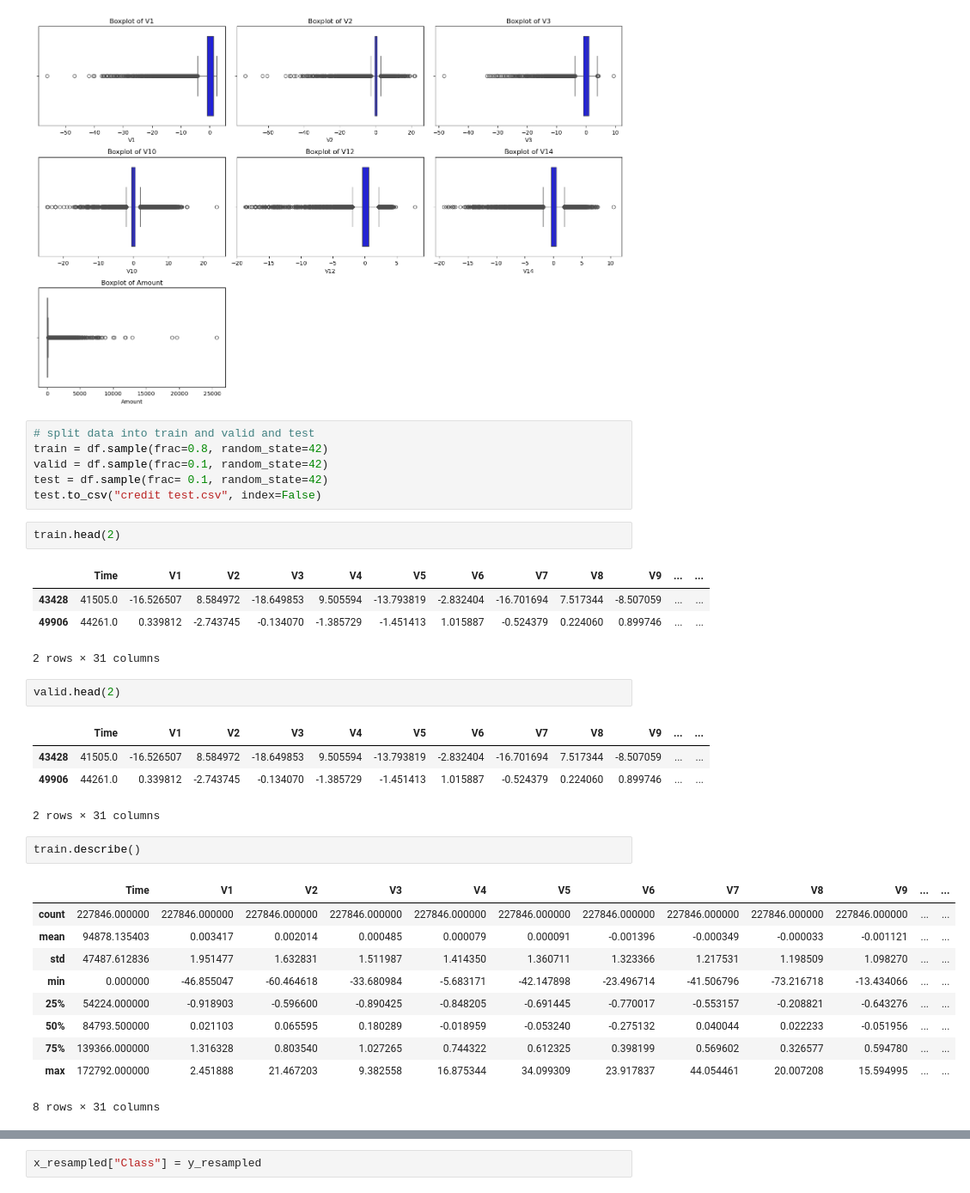
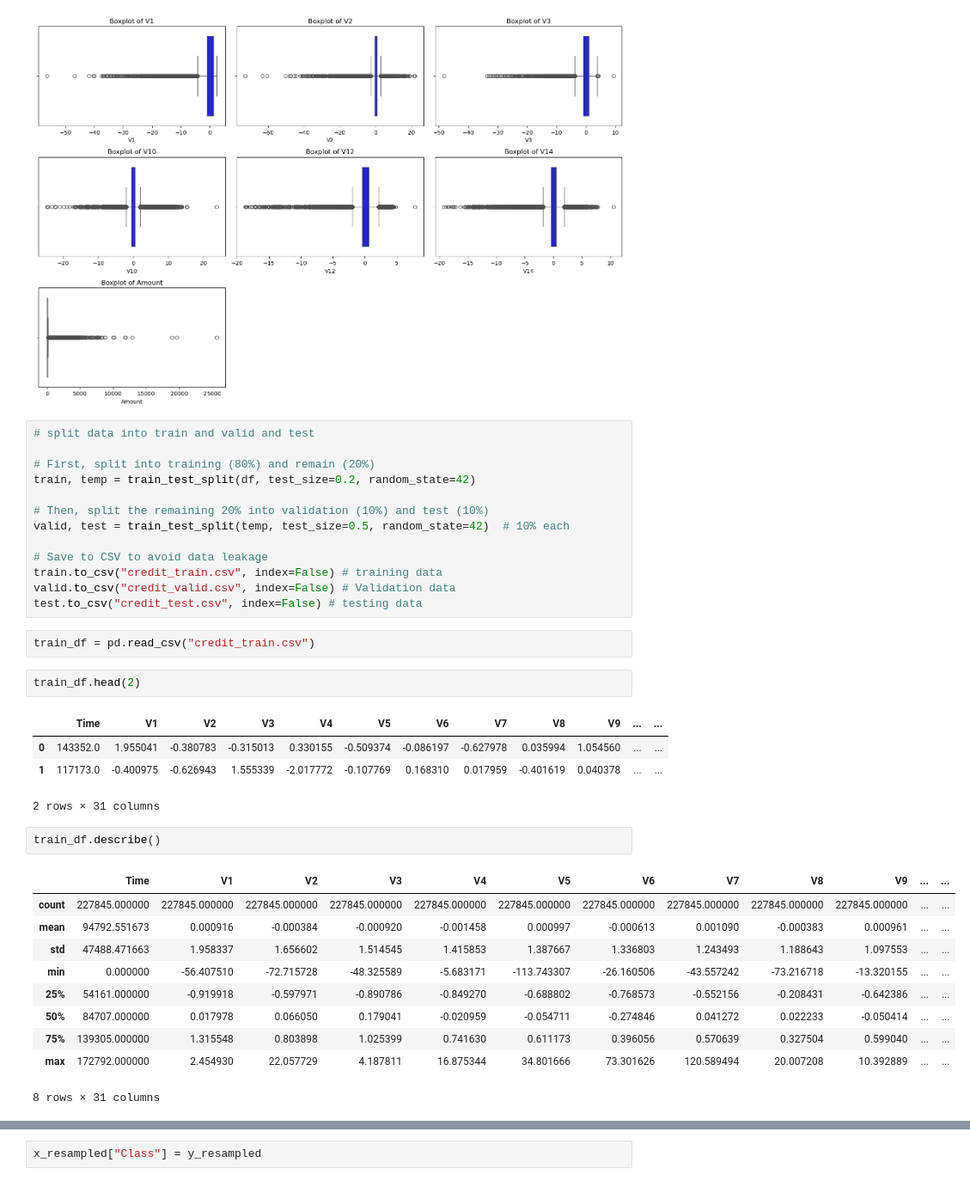
Before and after one commit to Nosakhare-code/Credit-card-ml-classification-app, a Jupyter notebook: Credit-card.ipynb, the cells around one changed output, grey strips where cells are left out. Shown at 86% size. Drawn from its saved outputs; the diff is of its cells as text.

```diff
--- a/Credit-card.ipynb
+++ b/Credit-card.ipynb
@@ -155,35 +156,37 @@ plt.show()
 [figure]
 # %%
 # split data into train and valid and test
-train = df.sample(frac=0.8, random_state=42)
-valid = df.sample(frac=0.1, random_state=42)
-test = df.sample(frac= 0.1, random_state=42)
-test.to_csv("credit test.csv", index=False)
+
+# First, split into training (80%) and remain (20%)
+train, temp = train_test_split(df, test_size=0.2, random_state=42)
+
+# Then, split the remaining 20% into validation (10%) and test (10%)
+valid, test = train_test_split(temp, test_size=0.5, random_state=42)  # 10% each
+
+# Save to CSV to avoid data leakage
+train.to_csv("credit_train.csv", index=False) # training data
+valid.to_csv("credit_valid.csv", index=False) # Validation data
+test.to_csv("credit_test.csv", index=False) # testing data
+# %%
+train_df = pd.read_csv("credit_train.csv")
 # %%
-train.head(2)
+train_df.head(2)
 # %% [output]
 |  | Time | V1 | V2 | V3 | V4 | V5 | V6 | V7 | V8 | V9 | ... | ... |
-| 43428 | 41505.0 | -16.526507 | 8.584972 | -18.649853 | 9.505594 | -13.793819 | -2.832404 | -16.701694 | 7.517344 | -8.507059 | ... | ... |
-| 49906 | 44261.0 | 0.339812 | -2.743745 | -0.134070 | -1.385729 | -1.451413 | 1.015887 | -0.524379 | 0.224060 | 0.899746 | ... | ... |
+| 0 | 143352.0 | 1.955041 | -0.380783 | -0.315013 | 0.330155 | -0.509374 | -0.086197 | -0.627978 | 0.035994 | 1.054560 | ... | ... |
+| 1 | 117173.0 | -0.400975 | -0.626943 | 1.555339 | -2.017772 | -0.107769 | 0.168310 | 0.017959 | -0.401619 | 0.040378 | ... | ... |
 2 rows × 31 columns
-# %%
-valid.head(2)
-# %% [output]
-|  | Time | V1 | V2 | V3 | V4 | V5 | V6 | V7 | V8 | V9 | ... | ... |
-| 43428 | 41505.0 | -16.526507 | 8.584972 | -18.649853 | 9.505594 | -13.793819 | -2.832404 | -16.701694 | 7.517344 | -8.507059 | ... | ... |
-| 49906 | 44261.0 | 0.339812 | -2.743745 | -0.134070 | -1.385729 | -1.451413 | 1.015887 | -0.524379 | 0.224060 | 0.899746 | ... | ... |
-2 rows × 31 columns
 # %%
-train.describe()
+train_df.describe()
 # %% [output]
 |  | Time | V1 | V2 | V3 | V4 | V5 | V6 | V7 | V8 | V9 | ... | ... |
-| count | 227846.000000 | 227846.000000 | 227846.000000 | 227846.000000 | 227846.000000 | 227846.000000 | 227846.000000 | 227846.000000 | 227846.000000 | 227846.000000 | ... | ... |
-| mean | 94878.135403 | 0.003417 | 0.002014 | 0.000485 | 0.000079 | 0.000091 | -0.001396 | -0.000349 | -0.000033 | -0.001121 | ... | ... |
-| std | 47487.612836 | 1.951477 | 1.632831 | 1.511987 | 1.414350 | 1.360711 | 1.323366 | 1.217531 | 1.198509 | 1.098270 | ... | ... |
-| min | 0.000000 | -46.855047 | -60.464618 | -33.680984 | -5.683171 | -42.147898 | -23.496714 | -41.506796 | -73.216718 | -13.434066 | ... | ... |
-| 25% | 54224.000000 | -0.918903 | -0.596600 | -0.890425 | -0.848205 | -0.691445 | -0.770017 | -0.553157 | -0.208821 | -0.643276 | ... | ... |
-| 50% | 84793.500000 | 0.021103 | 0.065595 | 0.180289 | -0.018959 | -0.053240 | -0.275132 | 0.040044 | 0.022233 | -0.051956 | ... | ... |
-| 75% | 139366.000000 | 1.316328 | 0.803540 | 1.027265 | 0.744322 | 0.612325 | 0.398199 | 0.569602 | 0.326577 | 0.594780 | ... | ... |
-| max | 172792.000000 | 2.451888 | 21.467203 | 9.382558 | 16.875344 | 34.099309 | 23.917837 | 44.054461 | 20.007208 | 15.594995 | ... | ... |
+| count | 227845.000000 | 227845.000000 | 227845.000000 | 227845.000000 | 227845.000000 | 227845.000000 | 227845.000000 | 227845.000000 | 227845.000000 | 227845.000000 | ... | ... |
+| mean | 94792.551673 | 0.000916 | -0.000384 | -0.000920 | -0.001458 | 0.000997 | -0.000613 | 0.001090 | -0.000383 | 0.000961 | ... | ... |
+| std | 47488.471663 | 1.958337 | 1.656602 | 1.514545 | 1.415853 | 1.387667 | 1.336803 | 1.243493 | 1.188643 | 1.097553 | ... | ... |
+| min | 0.000000 | -56.407510 | -72.715728 | -48.325589 | -5.683171 | -113.743307 | -26.160506 | -43.557242 | -73.216718 | -13.320155 | ... | ... |
+| 25% | 54161.000000 | -0.919918 | -0.597971 | -0.890786 | -0.849270 | -0.688802 | -0.768573 | -0.552156 | -0.208431 | -0.642386 | ... | ... |
+| 50% | 84707.000000 | 0.017978 | 0.066050 | 0.179041 | -0.020959 | -0.054711 | -0.274846 | 0.041272 | 0.022233 | -0.050414 | ... | ... |
+| 75% | 139305.000000 | 1.315548 | 0.803898 | 1.025399 | 0.741630 | 0.611173 | 0.396056 | 0.570639 | 0.327504 | 0.599040 | ... | ... |
+| max | 172792.000000 | 2.454930 | 22.057729 | 4.187811 | 16.875344 | 34.801666 | 73.301626 | 120.589494 | 20.007208 | 10.392889 | ... | ... |
 8 rows × 31 columns
 # %%
```
Also changed, not shown: parts of 59 cells of this notebook, 2 other files.
